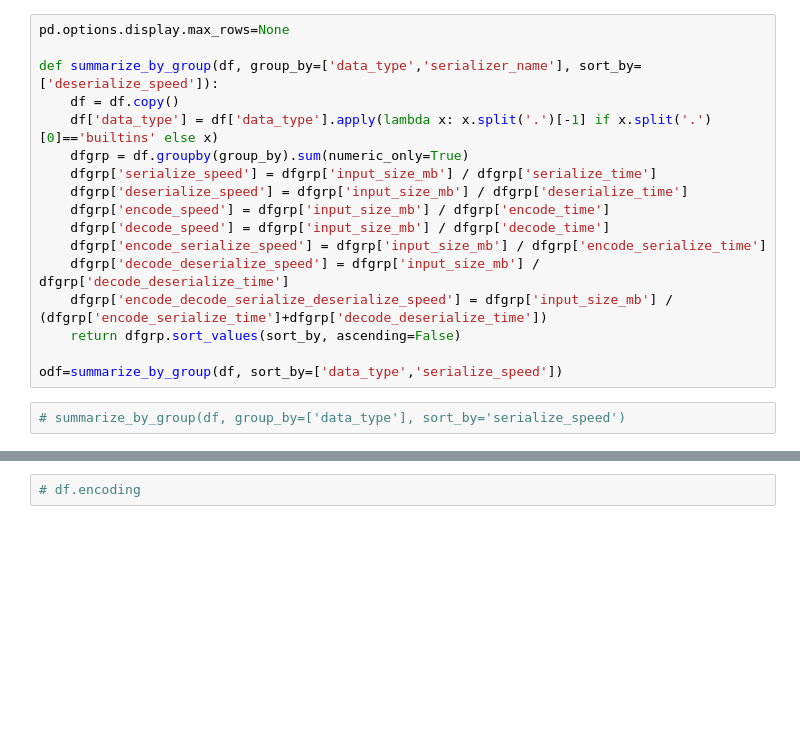
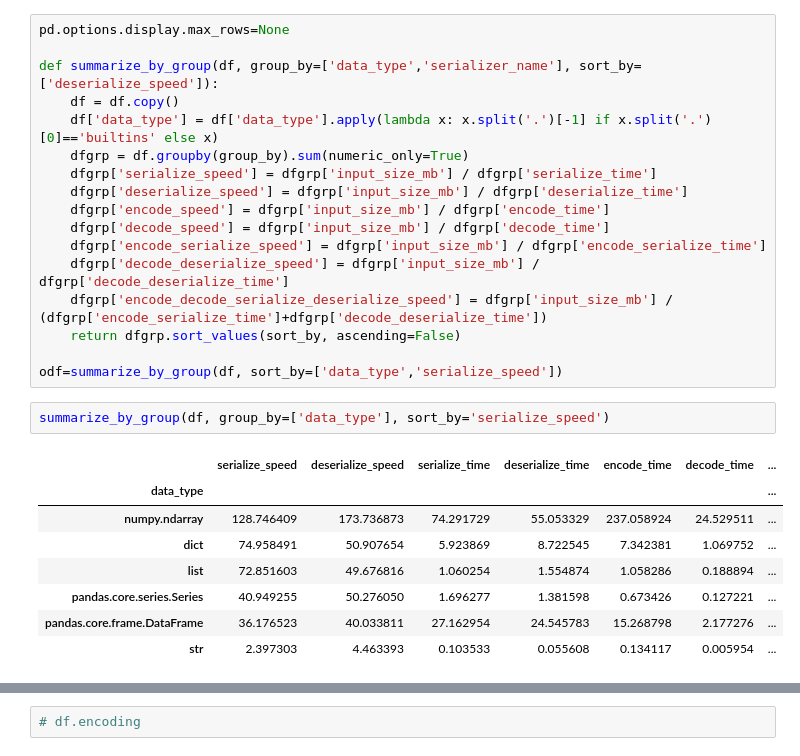
Before and after one commit to quadrismegistus/hashstash, a Jupyter notebook: notebooks/profile_serialize.ipynb, the cells around one changed output, grey strips where cells are left out. Saved outputs shown, nothing was run; the diff lists cells and outputs as text; blank space fills up the shorter version.

```diff
--- a/notebooks/profile_serialize.ipynb
+++ b/notebooks/profile_serialize.ipynb
@@ -58,5 +54,14 @@ def summarize_by_group(df, group_by=['data_type','serializer_name'], sort_by=['d
 
 odf=summarize_by_group(df, sort_by=['data_type','serialize_speed'])
 # %%
-# summarize_by_group(df, group_by=['data_type'], sort_by='serialize_speed')
+summarize_by_group(df, group_by=['data_type'], sort_by='serialize_speed')
+# %% [output]
+|  | serialize_speed | deserialize_speed | serialize_time | deserialize_time | encode_time | decode_time | ... |
+| data_type |  |  |  |  |  |  | ... |
+| numpy.ndarray | 128.746409 | 173.736873 | 74.291729 | 55.053329 | 237.058924 | 24.529511 | ... |
+| dict | 74.958491 | 50.907654 | 5.923869 | 8.722545 | 7.342381 | 1.069752 | ... |
+| list | 72.851603 | 49.676816 | 1.060254 | 1.554874 | 1.058286 | 0.188894 | ... |
+| pandas.core.series.Series | 40.949255 | 50.276050 | 1.696277 | 1.381598 | 0.673426 | 0.127221 | ... |
+| pandas.core.frame.DataFrame | 36.176523 | 40.033811 | 27.162954 | 24.545783 | 15.268798 | 2.177276 | ... |
+| str | 2.397303 | 4.463393 | 0.103533 | 0.055608 | 0.134117 | 0.005954 | ... |
 # %%
```
Also changed, not shown: parts of 11 cells of this notebook, 35 other files.
